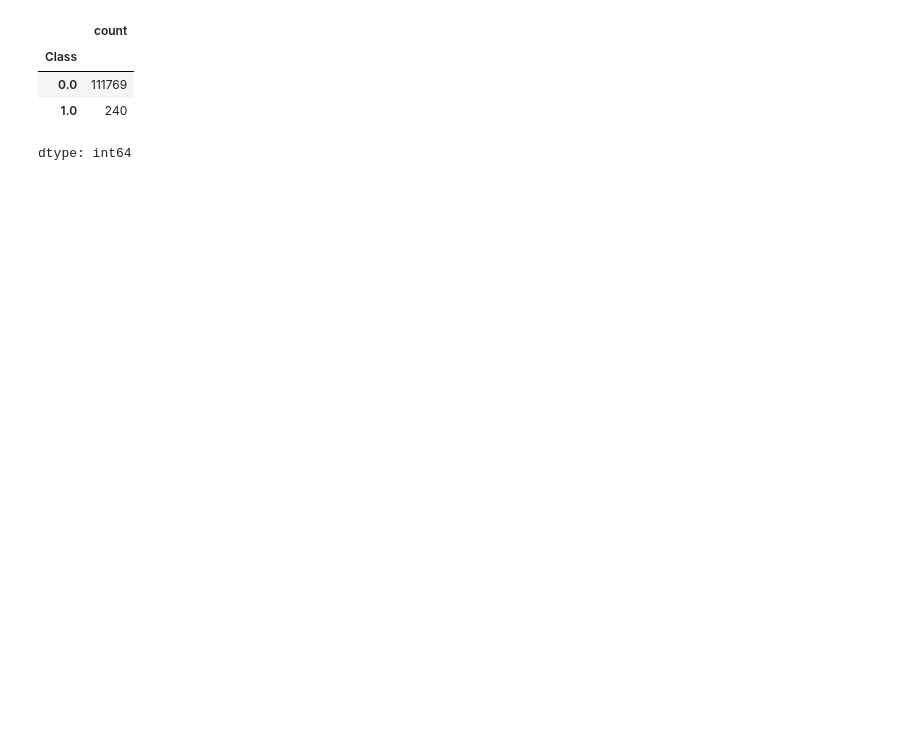
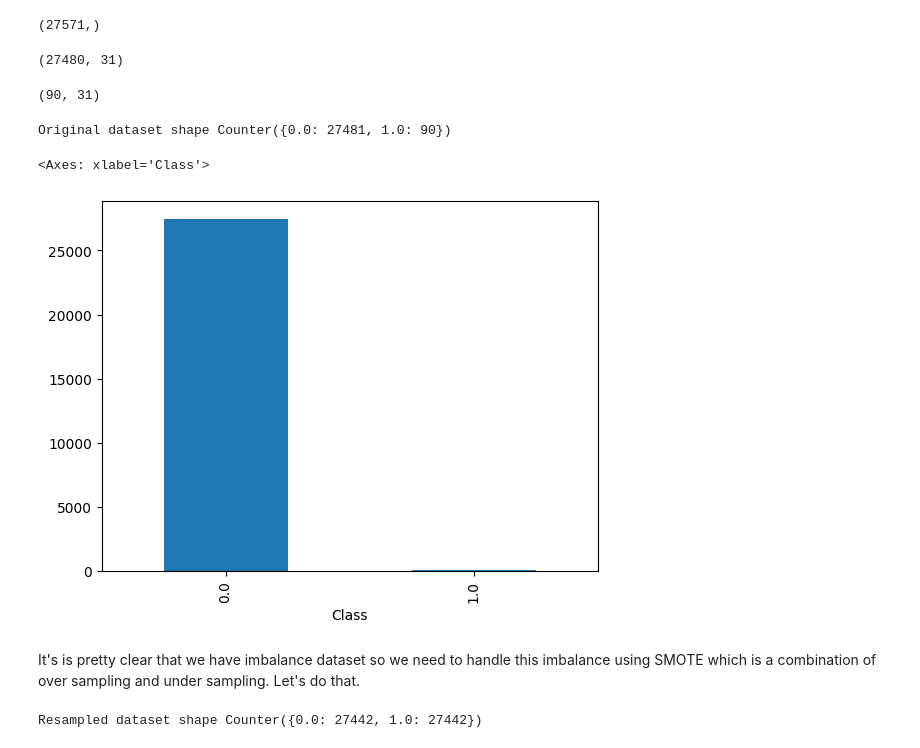
Before and after one commit to abanis24/creditcardfraud_detection, a Jupyter notebook: Credit_Card_Fraud_Detection.ipynb, the cells around one changed output. Drawn from its saved outputs; the diff is of its cells as text; code cells hidden in the pictures; blank space fills up the shorter version.

```diff
--- a/Credit_Card_Fraud_Detection.ipynb
+++ b/Credit_Card_Fraud_Detection.ipynb
@@ -87,8 +118,24 @@ data.drop(['id','Class'],axis=1)
+# %%
+Y.shape
+# %% [output]
+(27571,)
+# %%
+df[df['Class']==0].shape
+# %% [output]
+(27480, 31)
+# %%
+df[df['Class']==1].shape
+# %% [output]
+(90, 31)
+# %%
+from collections import Counter
+print('Original dataset shape %s' % Counter(Y))
+# %% [output]
+Original dataset shape Counter({0.0: 27481, 1.0: 90})
 # %%
-df['Class'].value_counts()
+df['Class'].value_counts().plot(kind = 'bar')
 # %% [output]
-|  | count |
-| Class |  |
-| 0.0 | 111769 |
-| 1.0 | 240 |
-dtype: int64
+<Axes: xlabel='Class'>
+[figure, added]
+# %% [markdown]
+It's is pretty clear that we have imbalance dataset so we need to handle this imbalance using SMOTE which is a combination of over sampling and under sampling. Let's do that.
@@ -94,0 +147,4 @@ dtype: int64
+# %%
+print('Resampled dataset shape %s' % Counter(y_res))
+# %% [output]
+Resampled dataset shape Counter({0.0: 27442, 1.0: 27442})
```
Also changed, not shown: parts of 11 cells of this notebook.
